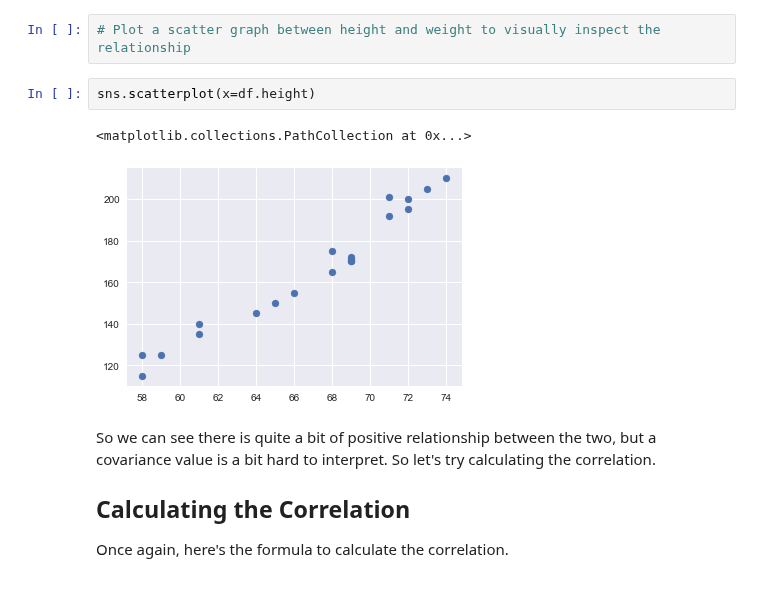
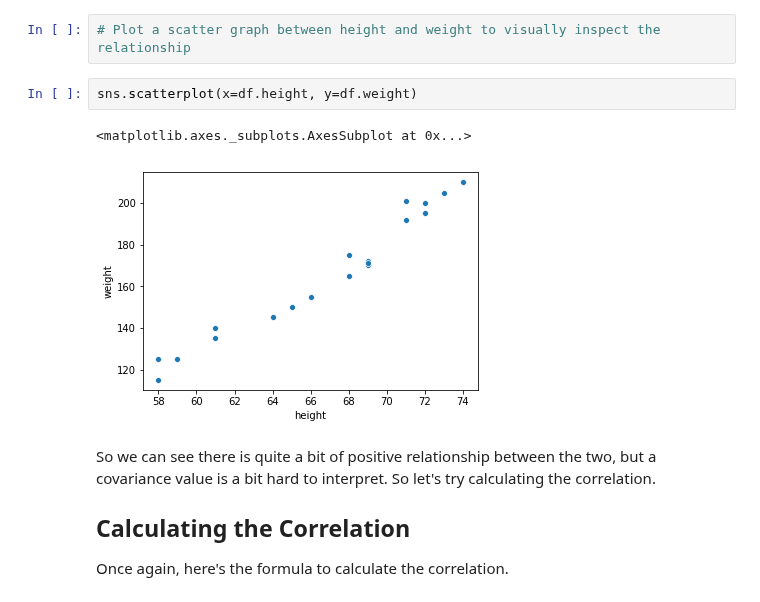
Before and after one commit to 16kesun/dsc-correlation-covariance-lab-nyc-ds-082619, a Jupyter notebook: index.ipynb, the cells around one changed output. Cells and saved outputs as stored; diff of their text form.

```diff
--- a/index.ipynb
+++ b/index.ipynb
@@ -176,10 +176,10 @@ Remember that covariance is a metric that is hard to interpret. Let's dig a litt
 # %%
 # Plot a scatter graph between height and weight to visually inspect the relationship
 # %%
-sns.scatterplot(x=df.height)
+sns.scatterplot(x=df.height, y=df.weight)
 # %% [output]
-<matplotlib.collections.PathCollection at 0x...>
+<matplotlib.axes._subplots.AxesSubplot at 0x...>
-[figure, old version]
+[figure, new version]
 # %% [markdown]
 So we can see there is quite a bit of positive relationship between the two, but a covariance value is a bit hard to interpret. So let's try calculating the correlation.
 
```
